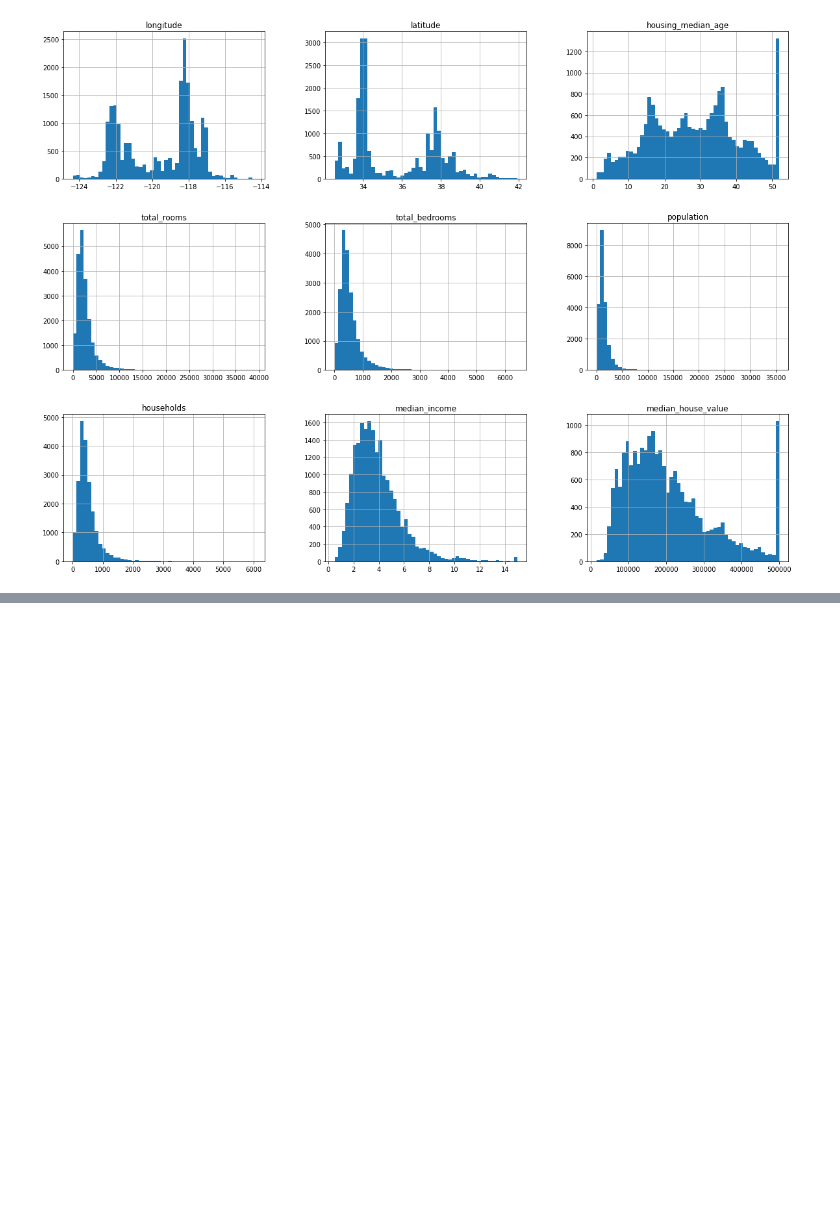
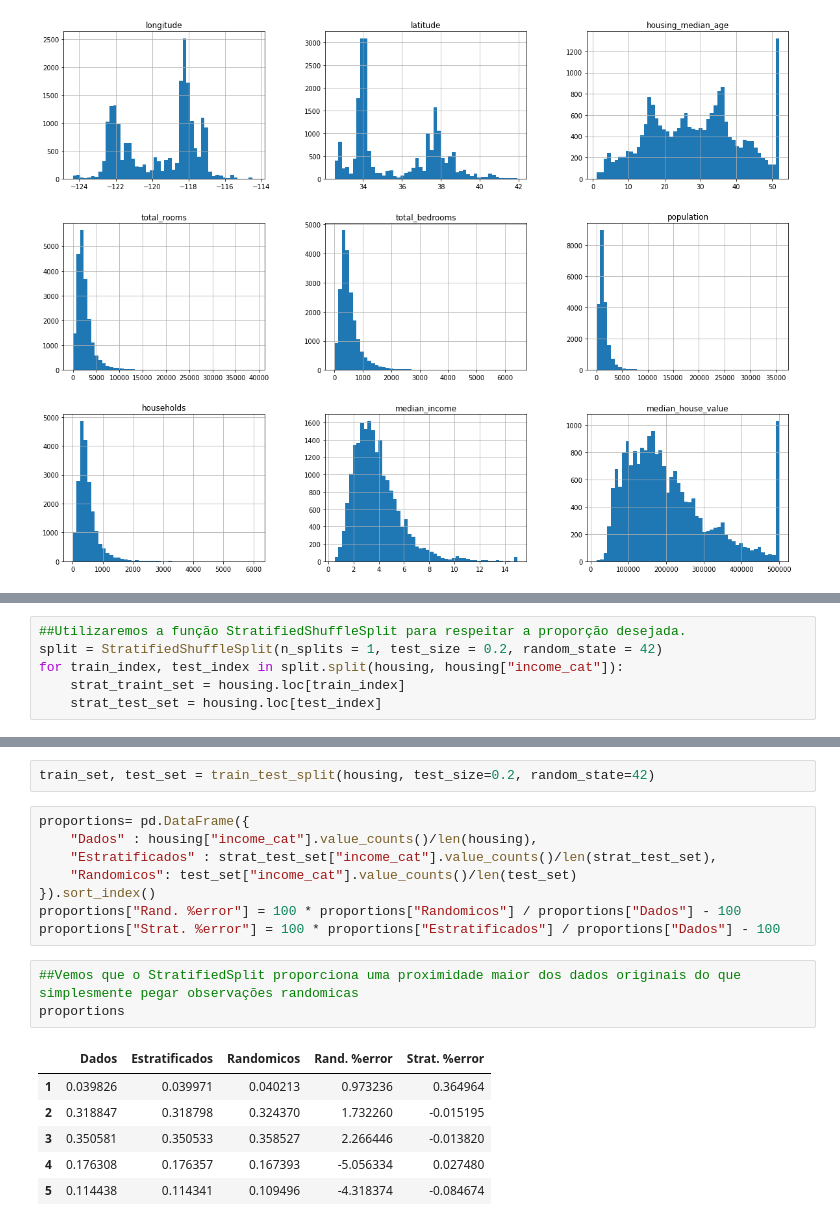
Before and after one commit to Jiamaca/housing-prices, a Jupyter notebook: my_env/housing.ipynb, the cells around one changed output, grey strips where cells are left out. Drawn from its saved outputs; the diff is of its cells as text; blank space fills up the shorter version.

```diff
--- a/my_env/housing.ipynb
+++ b/my_env/housing.ipynb
@@ -91,0 +103,6 @@ plt.show()
+# %%
+##Utilizaremos a função StratifiedShuffleSplit para respeitar a proporção desejada.
+split = StratifiedShuffleSplit(n_splits = 1, test_size = 0.2, random_state = 42)
+for train_index, test_index in split.split(housing, housing["income_cat"]):
+    strat_traint_set = housing.loc[train_index]
+    strat_test_set = housing.loc[test_index]
@@ -91,0 +119,20 @@ plt.show()
+# %%
+train_set, test_set = train_test_split(housing, test_size=0.2, random_state=42)
+# %%
+proportions= pd.DataFrame({
+    "Dados" : housing["income_cat"].value_counts()/len(housing),
+    "Estratificados" : strat_test_set["income_cat"].value_counts()/len(strat_test_set),
+    "Randomicos": test_set["income_cat"].value_counts()/len(test_set)
+}).sort_index()
+proportions["Rand. %error"] = 100 * proportions["Randomicos"] / proportions["Dados"] - 100
+proportions["Strat. %error"] = 100 * proportions["Estratificados"] / proportions["Dados"] - 100
+# %%
+##Vemos que o StratifiedSplit proporciona uma proximidade maior dos dados originais do que simplesmente pegar observações randomicas
+proportions
+# %% [output]
+|  | Dados | Estratificados | Randomicos | Rand. %error | Strat. %error |
+| 1 | 0.039826 | 0.039971 | 0.040213 | 0.973236 | 0.364964 |
+| 2 | 0.318847 | 0.318798 | 0.324370 | 1.732260 | -0.015195 |
+| 3 | 0.350581 | 0.350533 | 0.358527 | 2.266446 | -0.013820 |
+| 4 | 0.176308 | 0.176357 | 0.167393 | -5.056334 | 0.027480 |
+| 5 | 0.114438 | 0.114341 | 0.109496 | -4.318374 | -0.084674 |
```
Also changed, not shown: parts of 4 cells of this notebook.
